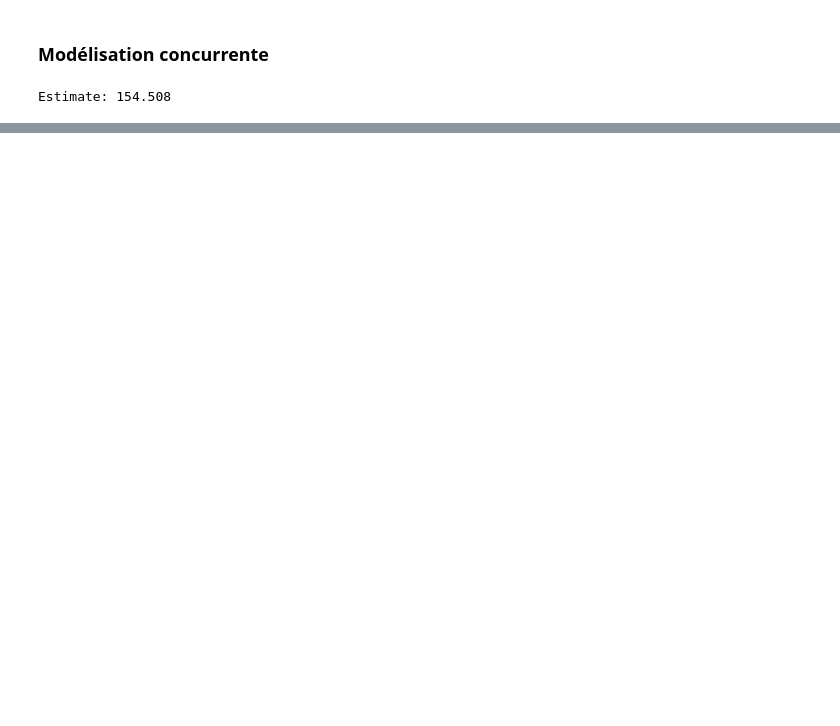
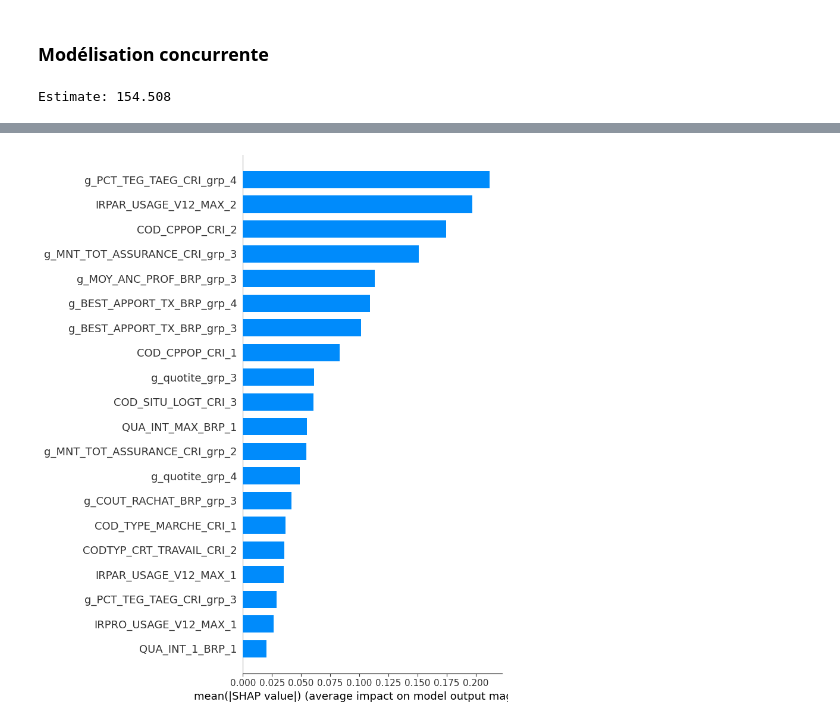
Before and after one commit to luciegaba/Real-Estate-Default-Modeling, a Jupyter notebook: projet_lcl_modelling.ipynb, the cells around one changed output, grey strips where cells are left out. Drawn from its saved outputs; the diff is of its cells as text; code cells hidden in the pictures; blank space fills up the shorter version.

```diff
--- a/projet_lcl_modelling.ipynb
+++ b/projet_lcl_modelling.ipynb
@@ -227,0 +261,7 @@ viz.show()
+# %%
+import shap
+
+shap.initjs()
+explain_xgb= shap.TreeExplainer(xgboost)
+shap_xgb = explain_xgb.shap_values(x_base_train)
+shap.force_plot(explain_xgb.expected_value, shap_xgb[2, :], x_base_train.iloc[2, :])
@@ -227,0 +271,4 @@ viz.show()
+# %%
+shap.summary_plot(shap_xgb, x_base_train,plot_type="bar")
+# %% [output]
+[figure, added]
```
Also changed, not shown: parts of 18 cells of this notebook, 4 other files.
